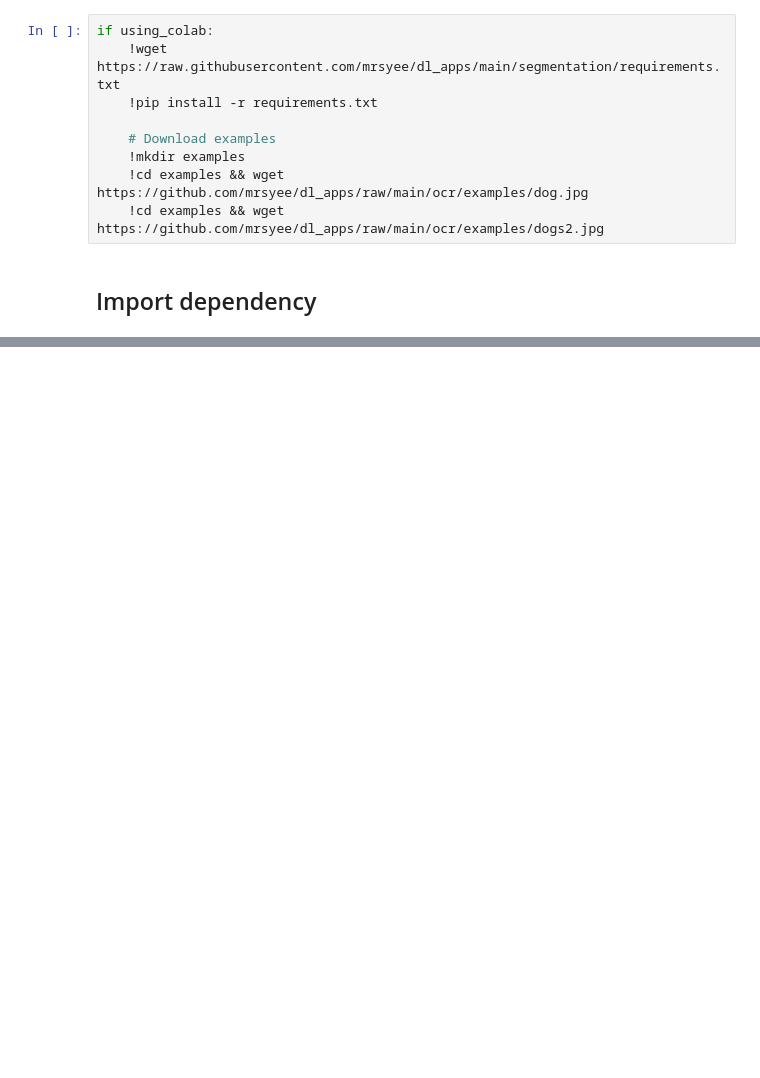
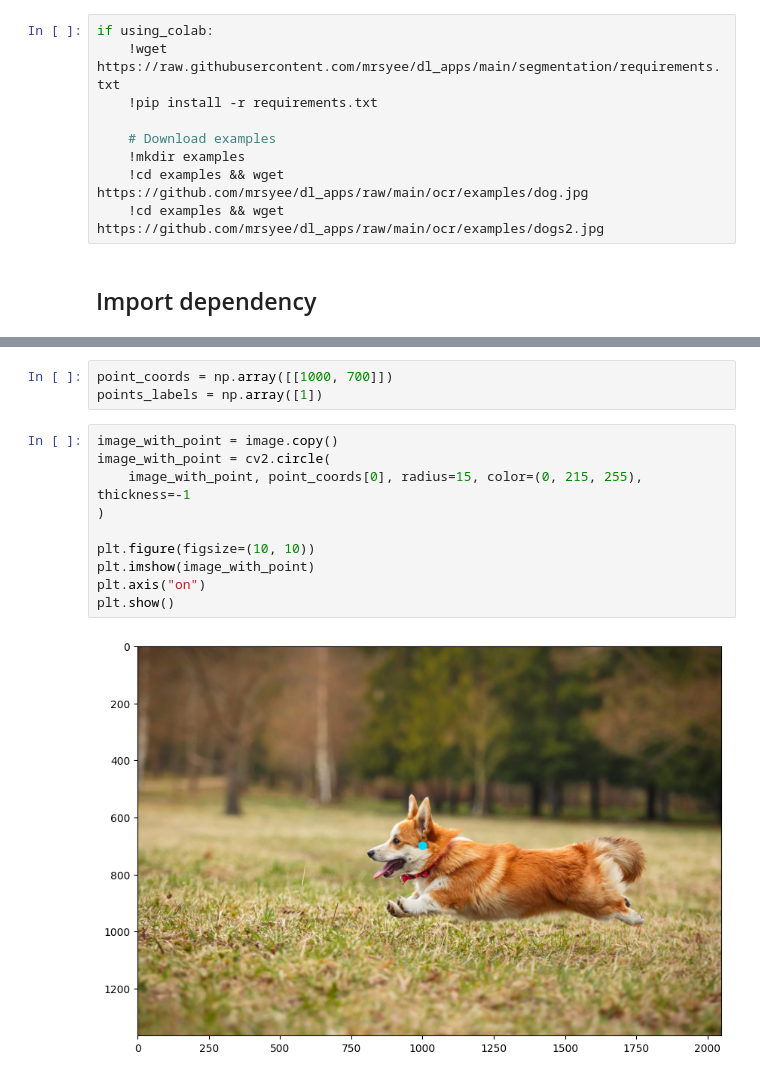
Before and after one commit to MrSyee/dl_apps, a Jupyter notebook: segmentation/sam.ipynb, the cells around one changed output, grey strips where cells are left out. Drawn from its saved outputs; the diff is of its cells as text; blank space fills up the shorter version.

```diff
--- a/segmentation/sam.ipynb
+++ b/segmentation/sam.ipynb
@@ -38,0 +77,15 @@ predictor = SamPredictor(sam)
+# %%
+point_coords = np.array([[1000, 700]])
+points_labels = np.array([1])
+# %%
+image_with_point = image.copy()
+image_with_point = cv2.circle(
+    image_with_point, point_coords[0], radius=15, color=(0, 215, 255), thickness=-1
+)
+
+plt.figure(figsize=(10, 10))
+plt.imshow(image_with_point)
+plt.axis("on")
+plt.show()
+# %% [output]
+[figure, added]
```
Also changed, not shown: parts of 15 cells of this notebook, 1 other file.
